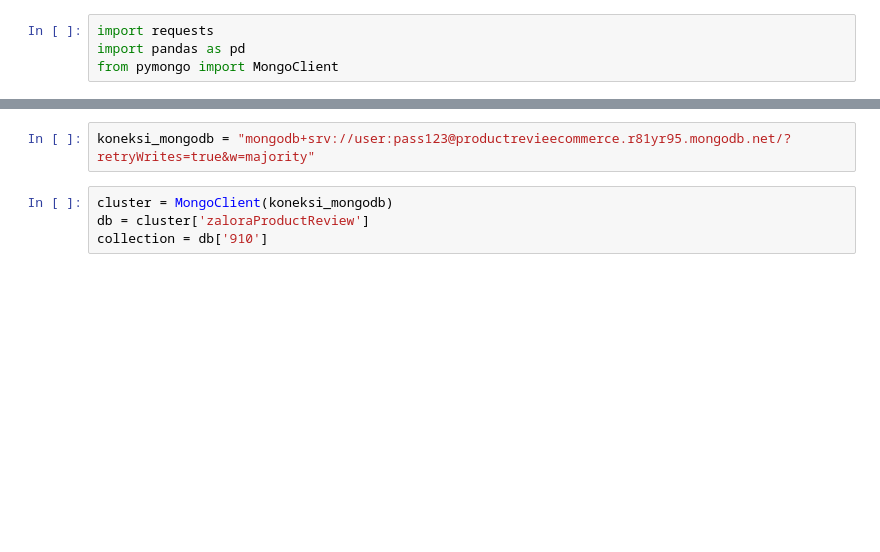
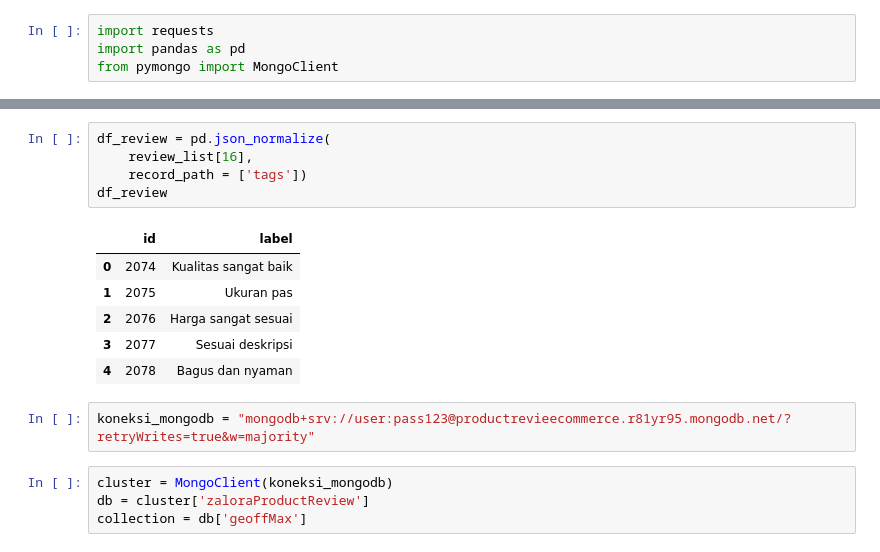
Before and after one commit to divawidia/scraping-ecommerce-product-with-api, a Jupyter notebook: zalora api scraping.ipynb, the cells around one changed output, grey strips where cells are left out. Drawn from its saved outputs; the diff is of its cells as text; blank space fills up the shorter version.

```diff
--- a/zalora api scraping.ipynb
+++ b/zalora api scraping.ipynb
@@ -184,8 +183,20 @@ df_review
+# %%
+df_review = pd.json_normalize(
+    review_list[16],
+    record_path = ['tags'])
+df_review
+# %% [output]
+|  | id | label |
+| 0 | 2074 | Kualitas sangat baik |
+| 1 | 2075 | Ukuran pas |
+| 2 | 2076 | Harga sangat sesuai |
+| 3 | 2077 | Sesuai deskripsi |
+| 4 | 2078 | Bagus dan nyaman |
 # %%
 koneksi_mongodb = "mongodb+srv://user:pass123@productrevieecommerce.r81yr95.mongodb.net/?retryWrites=true&w=majority"
 # %%
 cluster = MongoClient(koneksi_mongodb)
 db = cluster['zaloraProductReview']
-collection = db['910']
+collection = db['geoffMax']
 # %%
 collection.insert_many(review_list)
```
Also changed, not shown: parts of 6 cells of this notebook, 2 other files.
